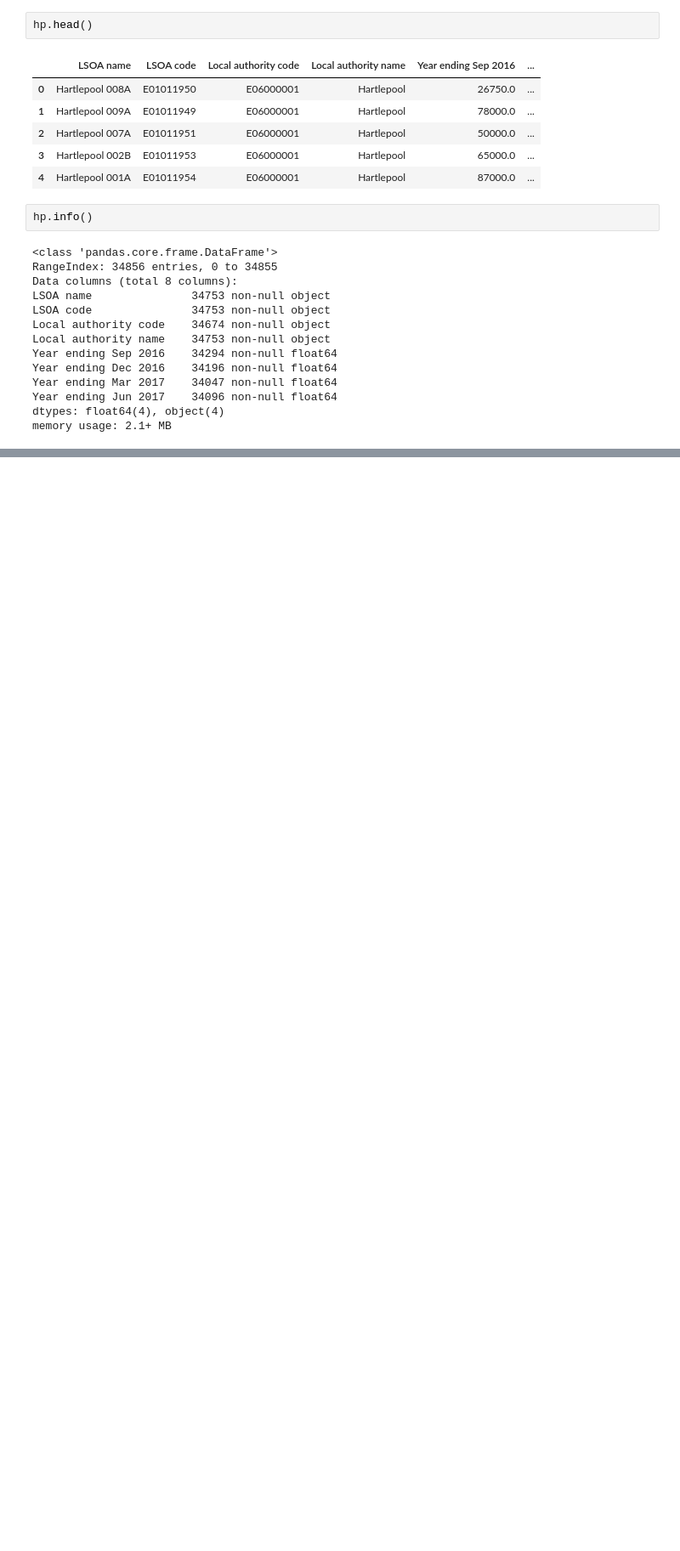
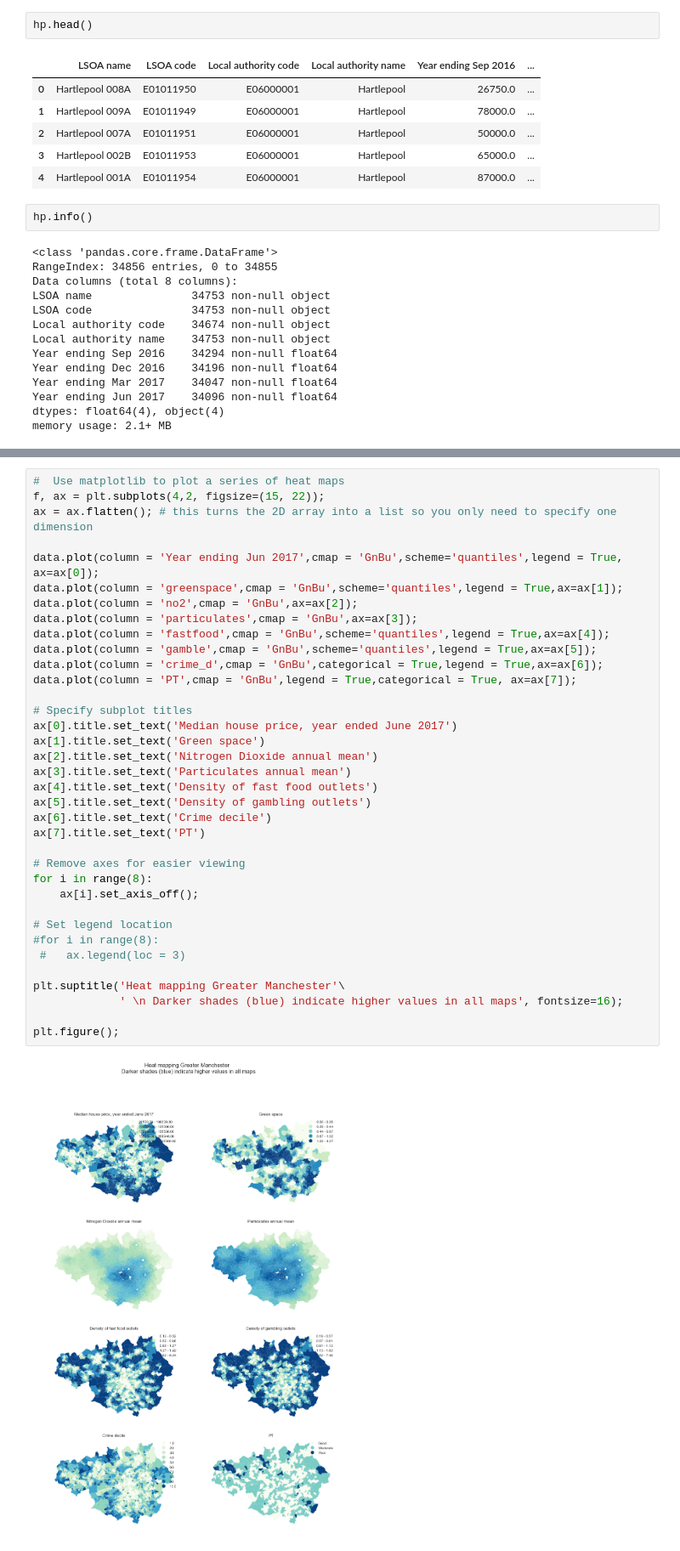
Before and after one commit to jendmurphy/ENVS615-Analysis-of-Human-Dynamics, a Jupyter notebook: Liverpool Data Module.ipynb, the cells around one changed output, grey strips where cells are left out. Shown at 85% size. Saved outputs shown, nothing was run; the diff lists cells and outputs as text; blank space fills up the shorter version.

```diff
--- a/Liverpool Data Module.ipynb
+++ b/Liverpool Data Module.ipynb
@@ -248,0 +573,38 @@ wider.head()
+# %%
+#  Use matplotlib to plot a series of heat maps
+f, ax = plt.subplots(4,2, figsize=(15, 22));
+ax = ax.flatten(); # this turns the 2D array into a list so you only need to specify one dimension
+
+data.plot(column = 'Year ending Jun 2017',cmap = 'GnBu',scheme='quantiles',legend = True, ax=ax[0]);
+data.plot(column = 'greenspace',cmap = 'GnBu',scheme='quantiles',legend = True,ax=ax[1]);
+data.plot(column = 'no2',cmap = 'GnBu',ax=ax[2]);
+data.plot(column = 'particulates',cmap = 'GnBu',ax=ax[3]);
+data.plot(column = 'fastfood',cmap = 'GnBu',scheme='quantiles',legend = True,ax=ax[4]);
+data.plot(column = 'gamble',cmap = 'GnBu',scheme='quantiles',legend = True,ax=ax[5]);
+data.plot(column = 'crime_d',cmap = 'GnBu',categorical = True,legend = True,ax=ax[6]);
+data.plot(column = 'PT',cmap = 'GnBu',legend = True,categorical = True, ax=ax[7]);
+
+# Specify subplot titles
+ax[0].title.set_text('Median house price, year ended June 2017')
+ax[1].title.set_text('Green space')
+ax[2].title.set_text('Nitrogen Dioxide annual mean')
+ax[3].title.set_text('Particulates annual mean')
+ax[4].title.set_text('Density of fast food outlets')
+ax[5].title.set_text('Density of gambling outlets')
+ax[6].title.set_text('Crime decile')
+ax[7].title.set_text('PT')
+
+# Remove axes for easier viewing
+for i in range(8):
+    ax[i].set_axis_off();
+
+# Set legend location
+#for i in range(8):
+ #   ax.legend(loc = 3)
+
+plt.suptitle('Heat mapping Greater Manchester'\
+             ' \n Darker shades (blue) indicate higher values in all maps', fontsize=16);
+
+plt.figure();
+# %% [output]
+[figure, added]
```
Also changed, not shown: parts of 115 cells of this notebook.
